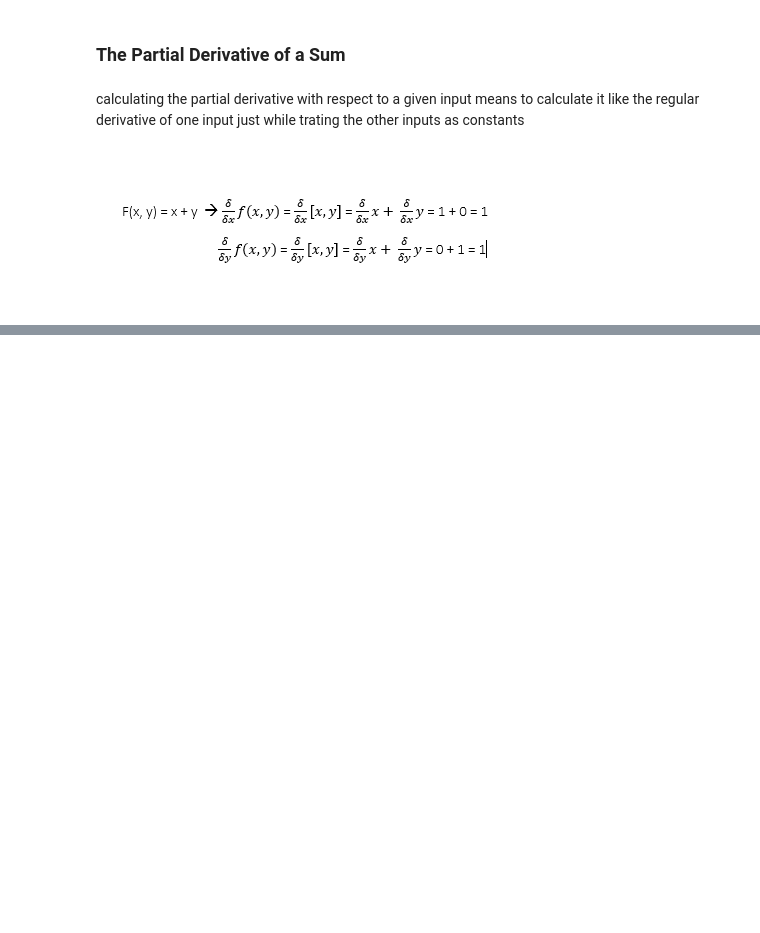
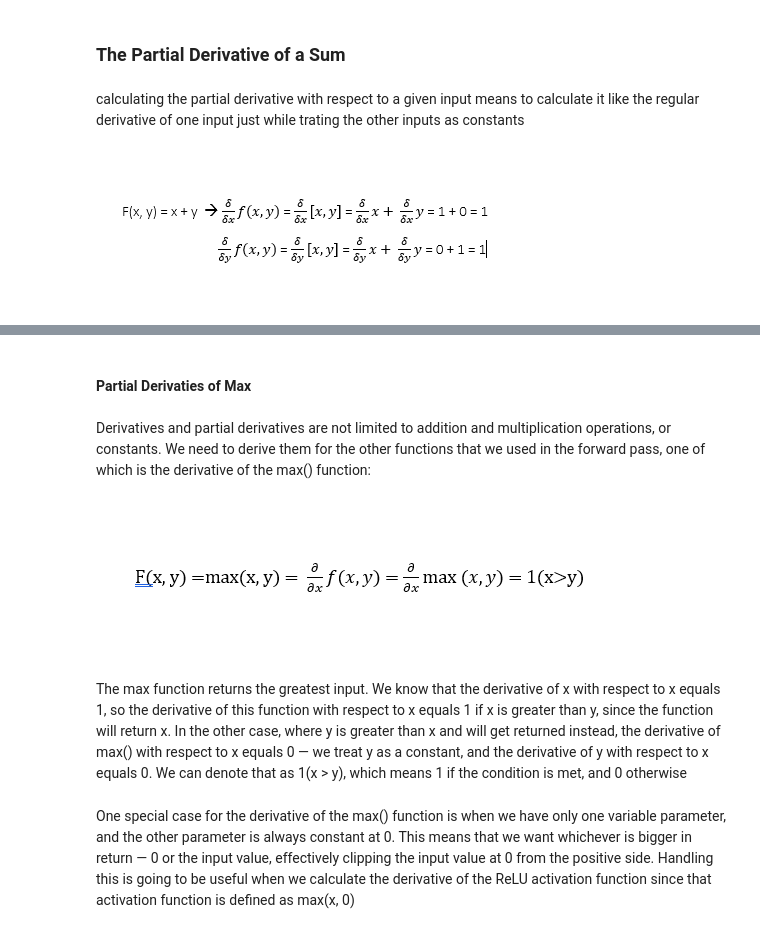
Before and after one commit to charu11/Neural-Networks-from-Scratch, a Jupyter notebook: Neural_networks_from_scratch.ipynb, the cells around one changed output, grey strips where cells are left out. Cells and saved outputs as stored; diff of their text form; code cells hidden in the pictures; blank space fills up the shorter version.

```diff
--- a/Neural_networks_from_scratch.ipynb
+++ b/Neural_networks_from_scratch.ipynb
@@ -1305,0 +1355,23 @@ Image('/content/drive/MyDrive/Neural Networks from Scratch/ch08_02.PNG')
+# %% [markdown]
+#### Partial Derivaties of Max
+# %% [markdown]
+Derivatives and partial derivatives are not limited to addition and multiplication operations, or
+constants. We need to derive them for the other functions that we used in the forward pass, one of
+which is the derivative of the max() function:
+# %%
+Image('/content/drive/MyDrive/Neural Networks from Scratch/ch08_05.PNG')
+# %% [output]
+[figure, added]
+# %% [markdown]
+The max function returns the greatest input. We know that the derivative of x with respect to x
+equals 1, so the derivative of this function with respect to x equals 1 if x is greater than y, since the
+function will return x. In the other case, where y is greater than x and will get returned instead, the
+derivative of max() with respect to x equals 0 — we treat y as a constant, and the derivative of y
+with respect to x equals 0. We can denote that as 1(x > y), which means 1 if the condition is met,
+and 0 otherwise
+# %% [markdown]
+One special case for the derivative of the max() function is when we have only one variable
+parameter, and the other parameter is always constant at 0. This means that we want whichever is
+bigger in return — 0 or the input value, effectively clipping the input value at 0 from the positive
+side. Handling this is going to be useful when we calculate the derivative of the ReLU activation
+function since that activation function is defined as max(x, 0)
```
Also changed, not shown: parts of 8 cells of this notebook.
